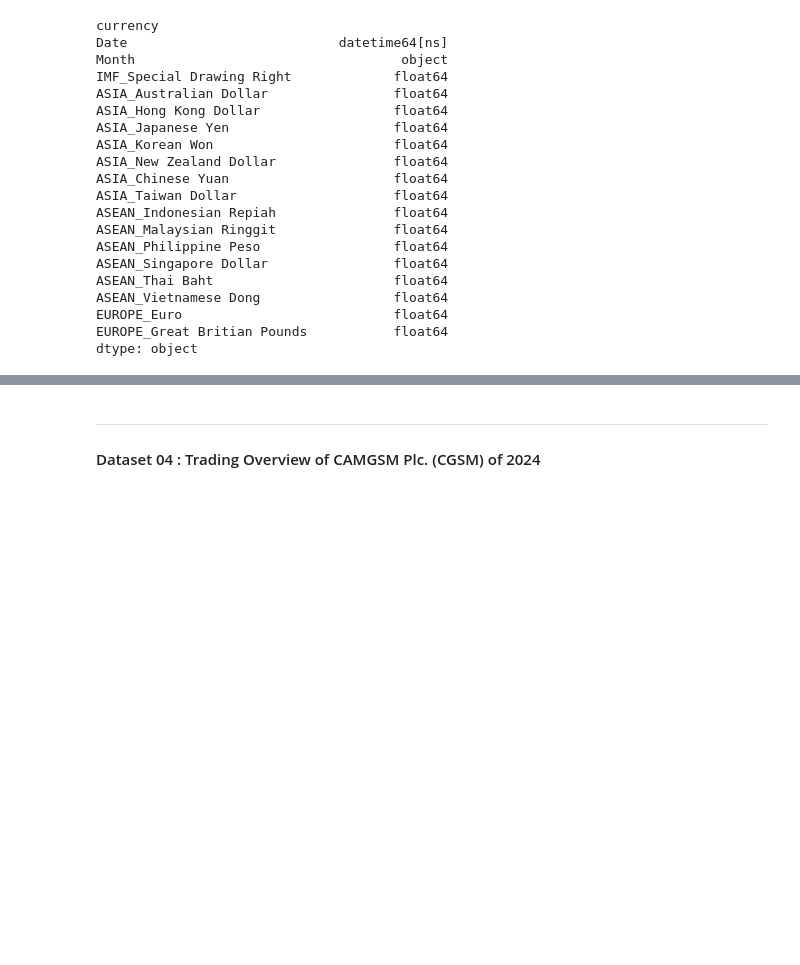
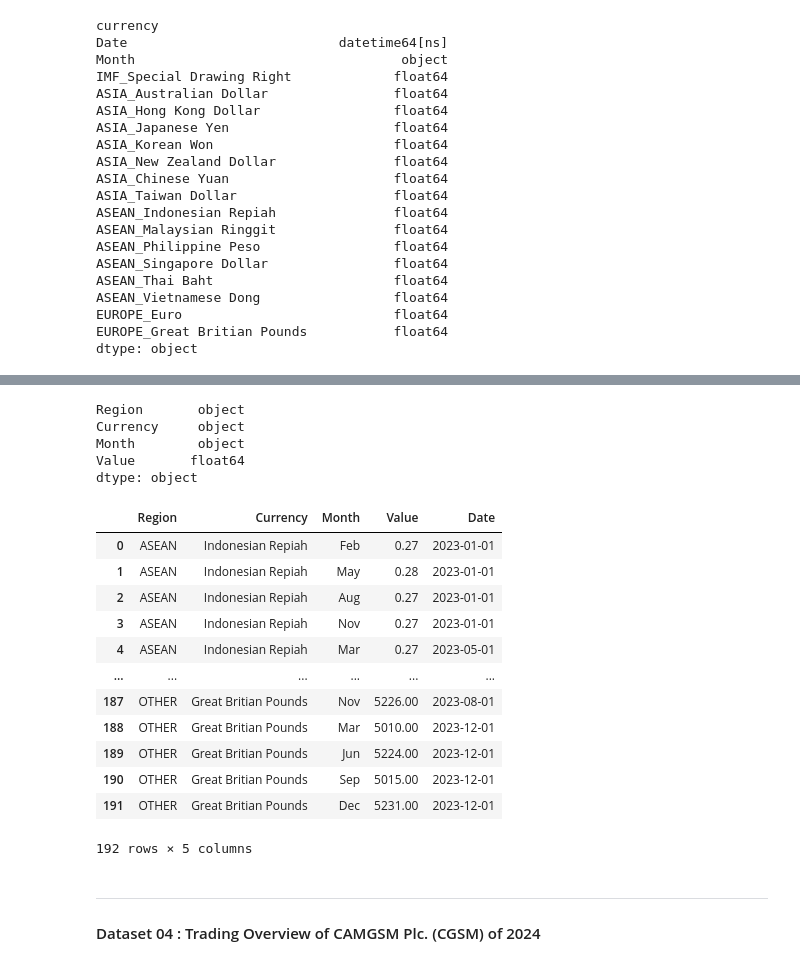
Before and after one commit to KrySenghort/Data-Cleaning-Data-EF, a Jupyter notebook: Code4.ipynb, the cells around one changed output, grey strips where cells are left out. Saved outputs shown, nothing was run; the diff lists cells and outputs as text; code cells hidden in the pictures; blank space fills up the shorter version.

```diff
--- a/Code4.ipynb
+++ b/Code4.ipynb
@@ -542,0 +617,4 @@ df
+# %%
+# Capitalize the 'Date' column (e.g., jan → Jan)
+df_normalized['Date'] = df_normalized['Date'].str.capitalize()
+df_normalized
@@ -542,0 +635,3 @@ df
+# %%
+df_normalized = df_normalized.rename(columns={'Date': 'Month'})
+df_normalized
@@ -543,2 +652,36 @@ df
+# %%
+df_normalized.dtypes
+# %% [output]
+Region       object
+Currency     object
+Month        object
+Value       float64
+dtype: object
+# %%
+# Step 1: Generate the full date range for 12 months
+date_range = pd.date_range(start='2023-01-01', end='2023-12-01', freq='MS')
+
+# Step 2: Repeat this date range for each currency
+# Assuming each currency has 12 monthly records
+df_normalized['Date'] = date_range.tolist() * (len(df_normalized) // 12)
+
+# Optional: Ensure the DataFrame is sorted properly if needed
+df_normalized = df_normalized.sort_values(by=['Region', 'Currency', 'Date']).reset_index(drop=True)
+# %%
+df_normalized
+# %% [output]
+|  | Region | Currency | Month | Value | Date |
+| 0 | ASEAN | Indonesian Repiah | Feb | 0.27 | 2023-01-01 |
+| 1 | ASEAN | Indonesian Repiah | May | 0.28 | 2023-01-01 |
+| 2 | ASEAN | Indonesian Repiah | Aug | 0.27 | 2023-01-01 |
+| 3 | ASEAN | Indonesian Repiah | Nov | 0.27 | 2023-01-01 |
+| 4 | ASEAN | Indonesian Repiah | Mar | 0.27 | 2023-05-01 |
+| ... | ... | ... | ... | ... | ... |
+| 187 | OTHER | Great Britian Pounds | Nov | 5226.00 | 2023-08-01 |
+| 188 | OTHER | Great Britian Pounds | Mar | 5010.00 | 2023-12-01 |
+| 189 | OTHER | Great Britian Pounds | Jun | 5224.00 | 2023-12-01 |
+| 190 | OTHER | Great Britian Pounds | Sep | 5015.00 | 2023-12-01 |
+| 191 | OTHER | Great Britian Pounds | Dec | 5231.00 | 2023-12-01 |
+192 rows × 5 columns
 # %% [markdown]
 ---
```
Also changed, not shown: parts of 4 cells of this notebook, 8 other files.
